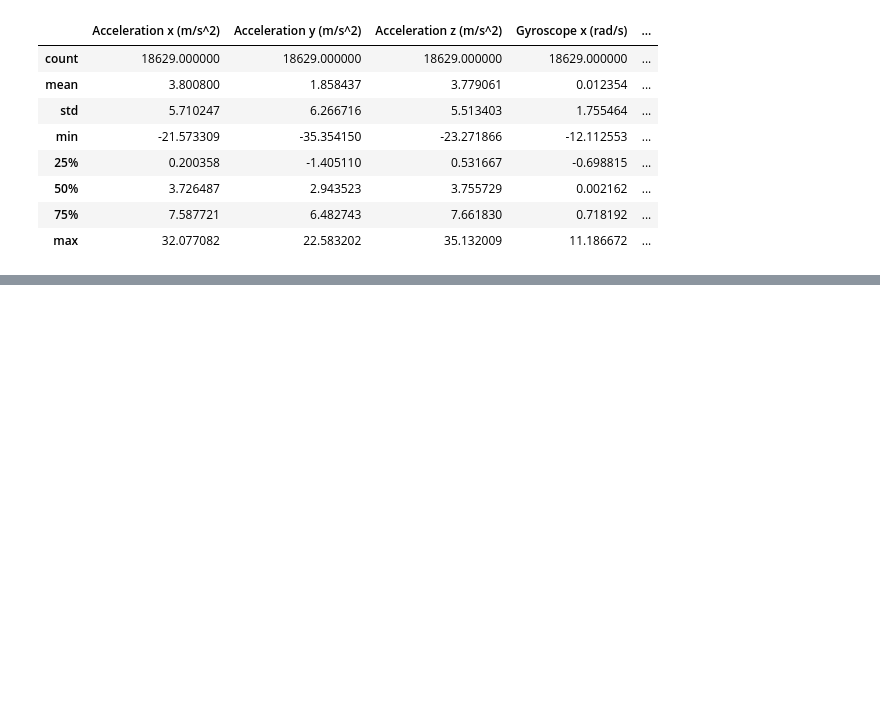
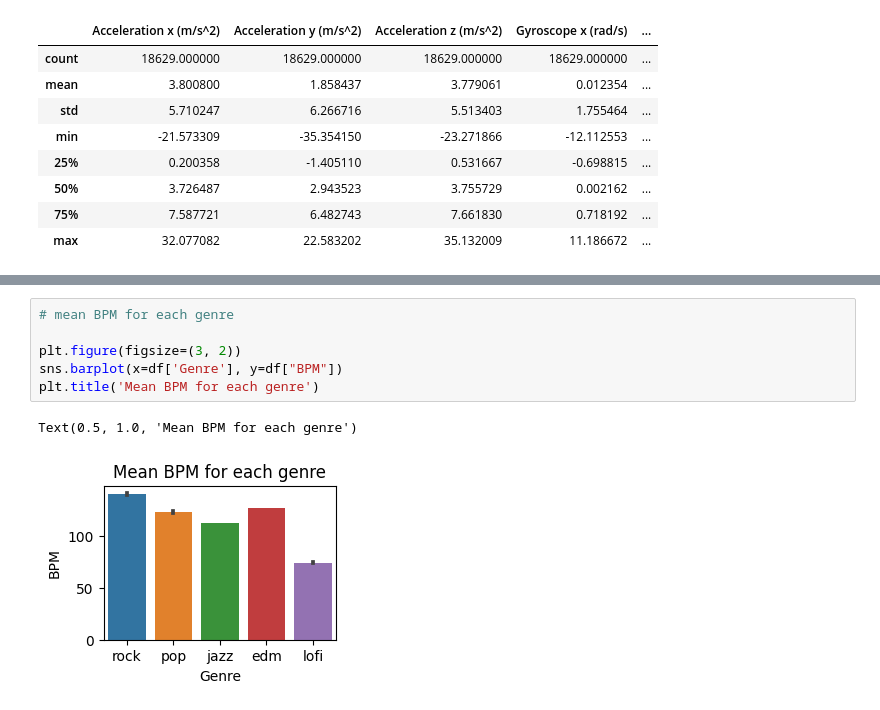
Before and after one commit to vishalkanteppa/ML4QS, a Jupyter notebook: assignment.ipynb, the cells around one changed output, grey strips where cells are left out. Drawn from its saved outputs; the diff is of its cells as text; blank space fills up the shorter version.

```diff
--- a/assignment.ipynb
+++ b/assignment.ipynb
@@ -181,0 +137,9 @@ for col in df.columns:
+# %%
+# mean BPM for each genre
+
+plt.figure(figsize=(3, 2))
+sns.barplot(x=df['Genre'], y=df["BPM"])
+plt.title('Mean BPM for each genre')
+# %% [output]
+Text(0.5, 1.0, 'Mean BPM for each genre')
+[figure, added]
```
Also changed, not shown: parts of 32 cells of this notebook, 8 other files.
